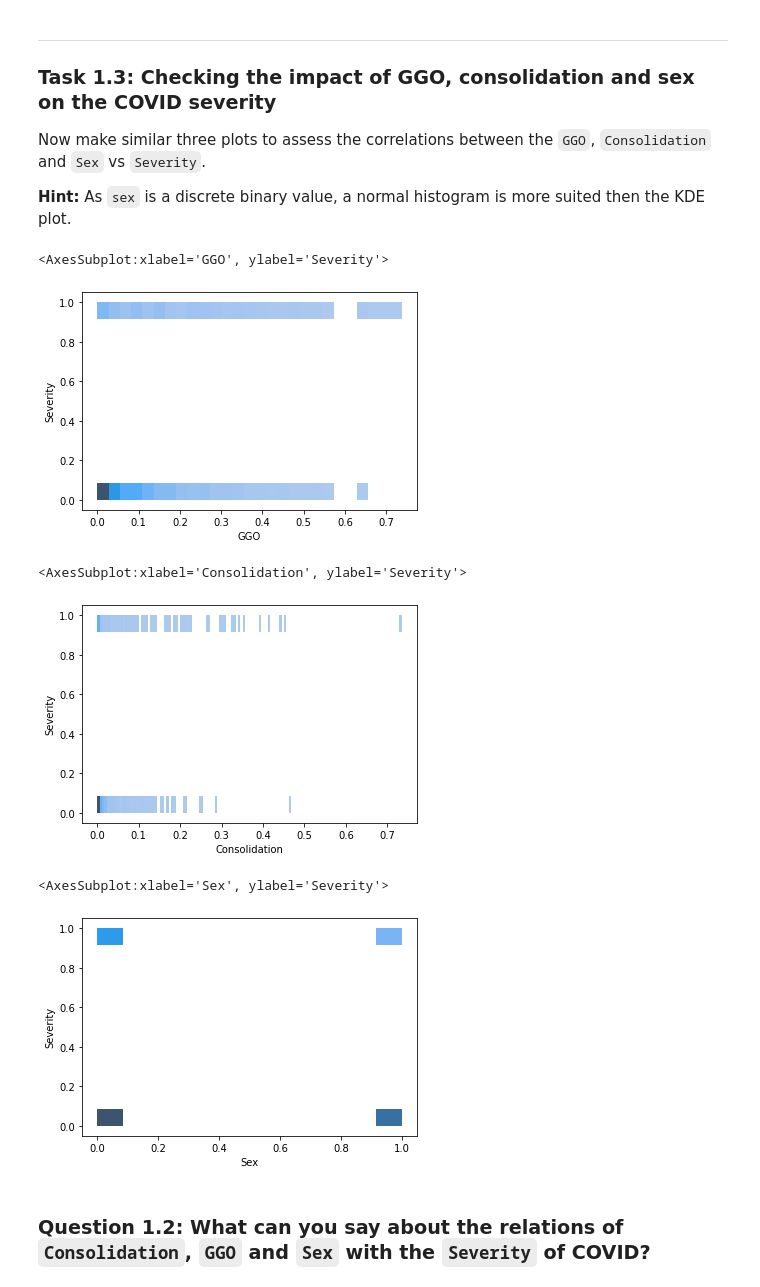
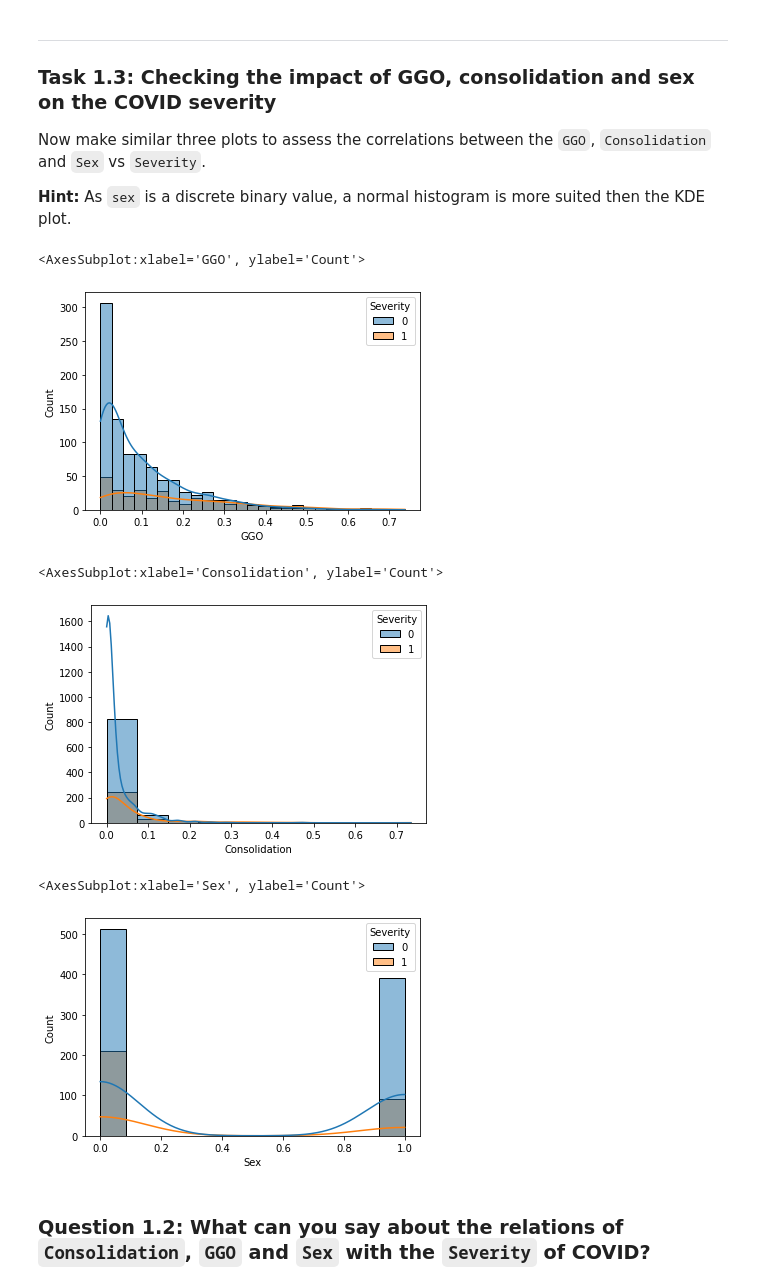
Before and after one commit to Aneruth/Clinical-Decision-Support-System, a Jupyter notebook: WPO4/WPO_4_student.ipynb, the cells around one changed output. Cells and saved outputs as stored; diff of their text form; code cells hidden in the pictures.

```diff
--- a/WPO4/WPO_4_student.ipynb
+++ b/WPO4/WPO_4_student.ipynb
@@ -123,22 +123,22 @@ Now make similar three plots to assess the correlations between the `GGO`, `Cons
 __Hint:__ As `sex` is a discrete binary value, a normal histogram is more suited then the KDE plot.
 # %%
 # GGO vs Severity plot
-sns.histplot(df, x="GGO", y='Severity',kde=True)
+sns.histplot(df, x="GGO", hue='Severity',kde=True)
 # %% [output]
-<AxesSubplot:xlabel='GGO', ylabel='Severity'>
+<AxesSubplot:xlabel='GGO', ylabel='Count'>
-[figure, old version]
+[figure, new version]
 # %%
 # Consolidation vs Severity plot
-sns.histplot(df, x="Consolidation", y='Severity',kde=True)
+sns.histplot(df, x="Consolidation", hue='Severity',kde=True,bins=10)
 # %% [output]
-<AxesSubplot:xlabel='Consolidation', ylabel='Severity'>
+<AxesSubplot:xlabel='Consolidation', ylabel='Count'>
-[figure, old version]
+[figure, new version]
 # %%
 # Sex vs Severity plot
-sns.histplot(df, x="Sex", y='Severity',kde=True)
+sns.histplot(df, x="Sex", hue='Severity',kde=True)
 # %% [output]
-<AxesSubplot:xlabel='Sex', ylabel='Severity'>
+<AxesSubplot:xlabel='Sex', ylabel='Count'>
-[figure, old version]
+[figure, new version]
 # %% [markdown]
 ### Question 1.2: What can you say about the relations of `Consolidation`, `GGO` and `Sex` with the `Severity` of COVID?
 # %% [markdown]
```
Also changed, not shown: parts of 11 cells of this notebook.
